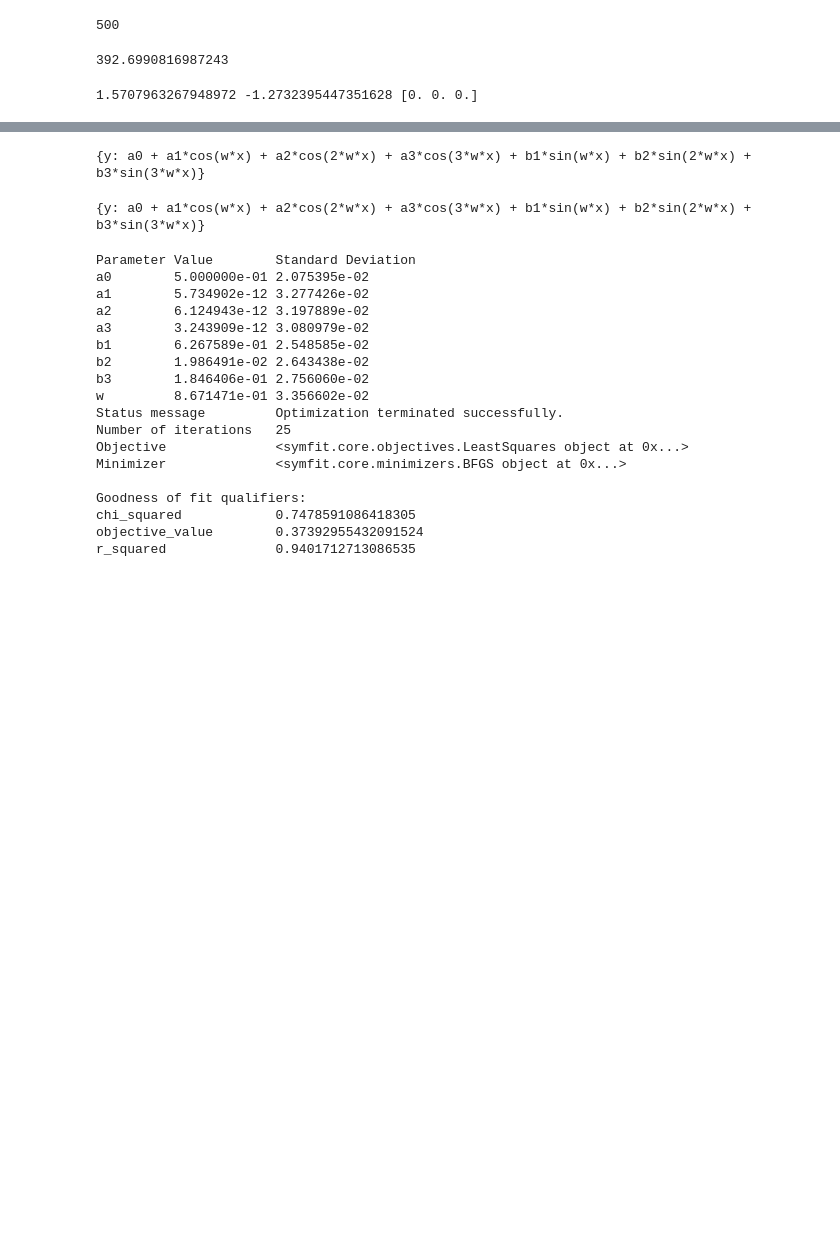
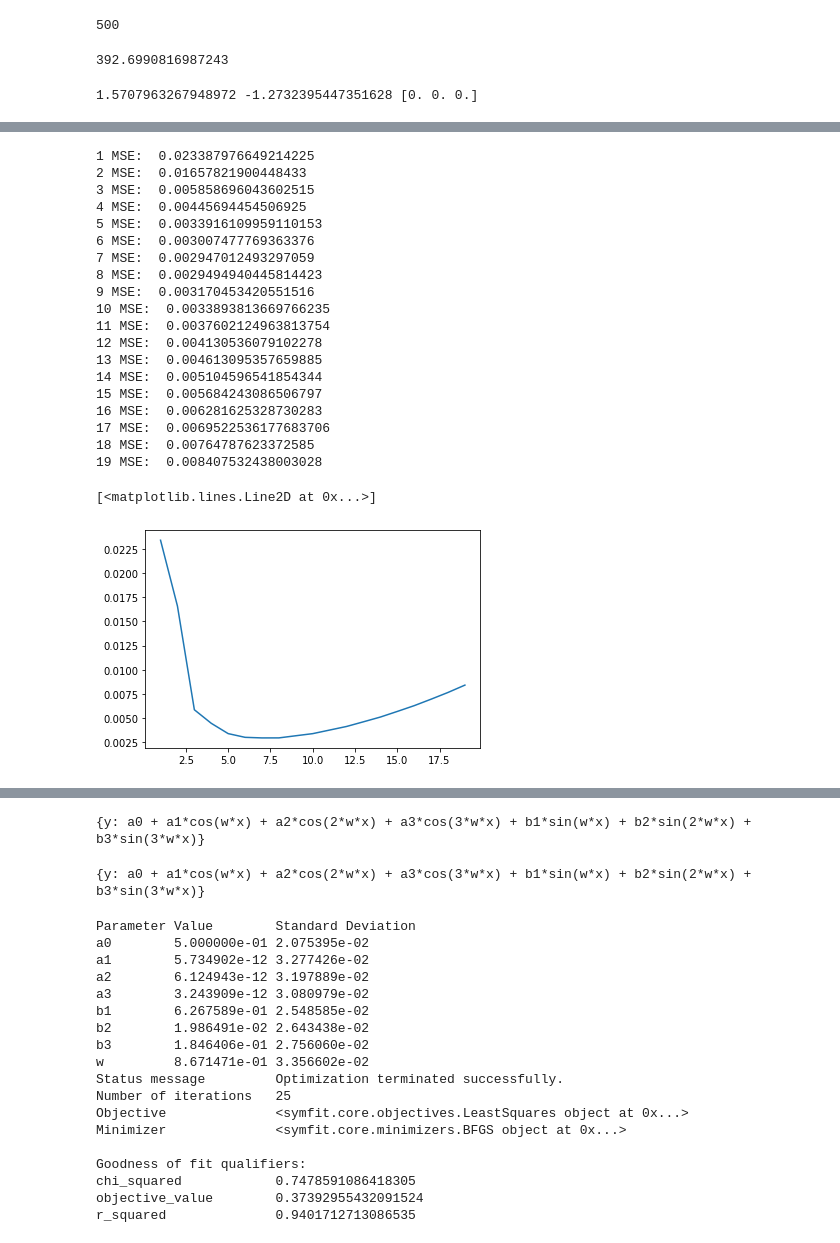
Before and after one commit to CHI-YU-SUNG/ML, a Jupyter notebook: hw2/HW2 .ipynb, the cells around one changed output, grey strips where cells are left out. Drawn from its saved outputs; the diff is of its cells as text; code cells hidden in the pictures; blank space fills up the shorter version.

```diff
--- a/hw2/HW2 .ipynb
+++ b/hw2/HW2 .ipynb
@@ -141,0 +137,34 @@ Fourier series(standed)
+# %%
+# (c) Order vs MSE
+mse_record = []
+for i in range(1,20):
+    a0_c, an_c,bn_c  = Gradient_descent(Input, 0.01, i)
+    pattern_series_c = fourier(x, i, a0_c, an_c, bn_c)
+    mse_record.append(mean_squared_error(Input,pattern_series_c))
+    print(i,"MSE: ",mean_squared_error(Input,pattern_series_c))
+plt.plot(range(1,20,1),mse_record)
+plt.xlabel("Order")
+plt.ylabel("MSE")
+plt.show()
+# %% [output]
+1 MSE:  0.023387976649214225
+2 MSE:  0.01657821900448433
+3 MSE:  0.005858696043602515
+4 MSE:  0.00445694454506925
+5 MSE:  0.0033916109959110153
+6 MSE:  0.003007477769363376
+7 MSE:  0.002947012493297059
+8 MSE:  0.0029494940445814423
+9 MSE:  0.003170453420551516
+10 MSE:  0.0033893813669766235
+11 MSE:  0.0037602124963813754
+12 MSE:  0.004130536079102278
+13 MSE:  0.004613095357659885
+14 MSE:  0.005104596541854344
+15 MSE:  0.005684243086506797
+16 MSE:  0.006281625328730283
+17 MSE:  0.0069522536177683706
+18 MSE:  0.00764787623372585
+19 MSE:  0.008407532438003028
+[<matplotlib.lines.Line2D at 0x...>]
+[figure, added]
```
Also changed, not shown: parts of 5 cells of this notebook, 5 other files.
